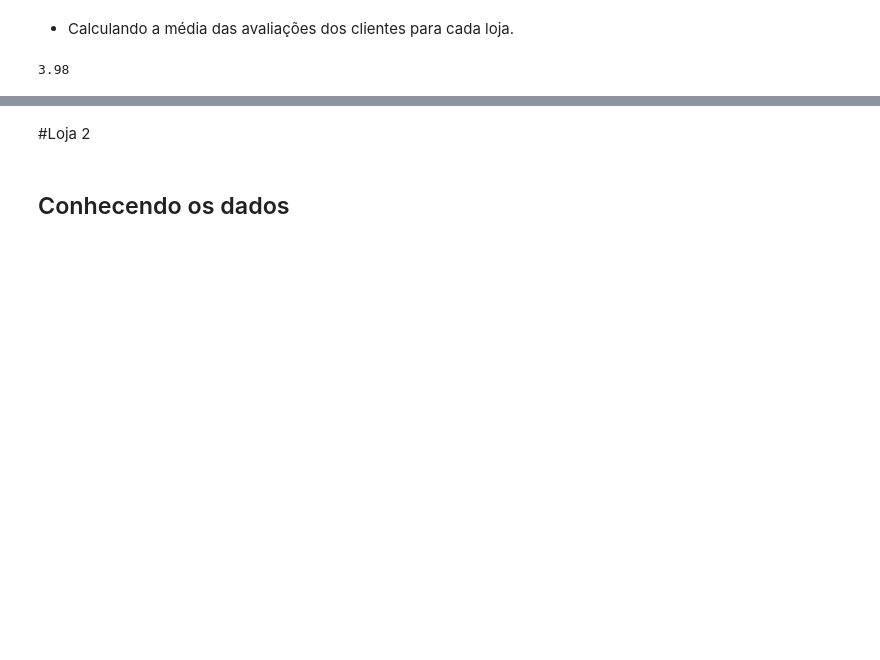
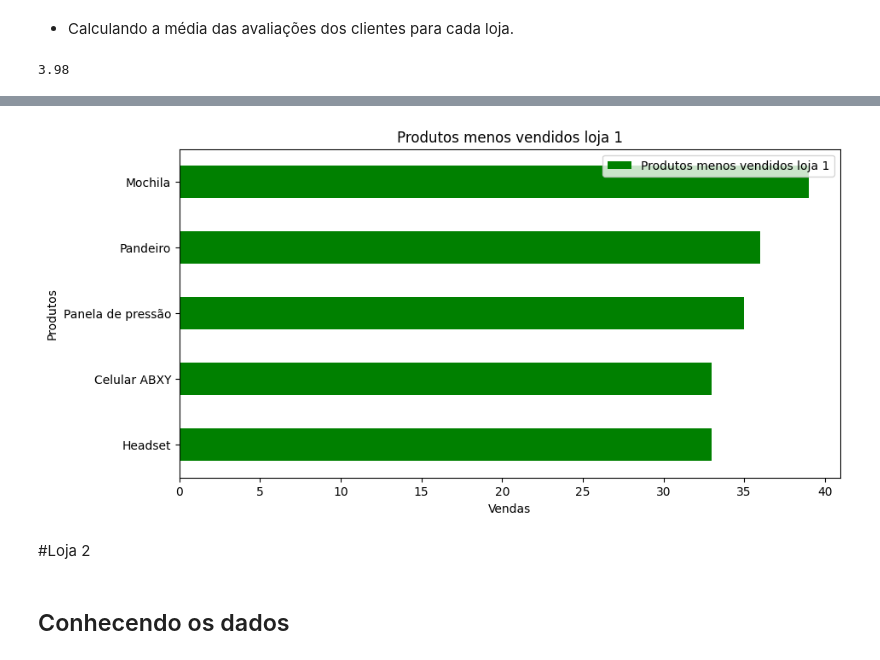
Before and after one commit to walleceoli/Alura_Store, a Jupyter notebook: Challenge_Alura_Store.ipynb, the cells around one changed output, grey strips where cells are left out. Saved outputs shown, nothing was run; the diff lists cells and outputs as text; code cells hidden in the pictures; blank space fills up the shorter version.

```diff
--- a/Challenge_Alura_Store.ipynb
+++ b/Challenge_Alura_Store.ipynb
@@ -128,3 +170,10 @@ print(f'{avaliacao_cliente_loja1:.2f}')
+# %%
+produtos_menos_vendidos_loja1.plot(kind='barh', figsize=(10,5), color='green', title= 'Produtos menos vendidos loja 1')
+plt.xlabel('Vendas')
+plt.ylabel('Produtos')
+plt.show()
+# %% [output]
+[figure, added]
 # %% [markdown]
 #Loja 2
 # %% [markdown]
```
Also changed, not shown: parts of 47 cells of this notebook.
